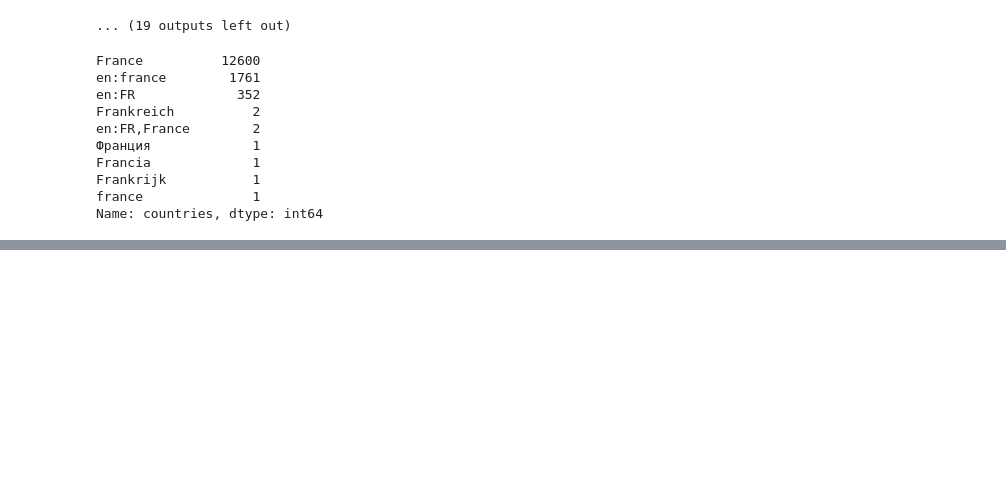
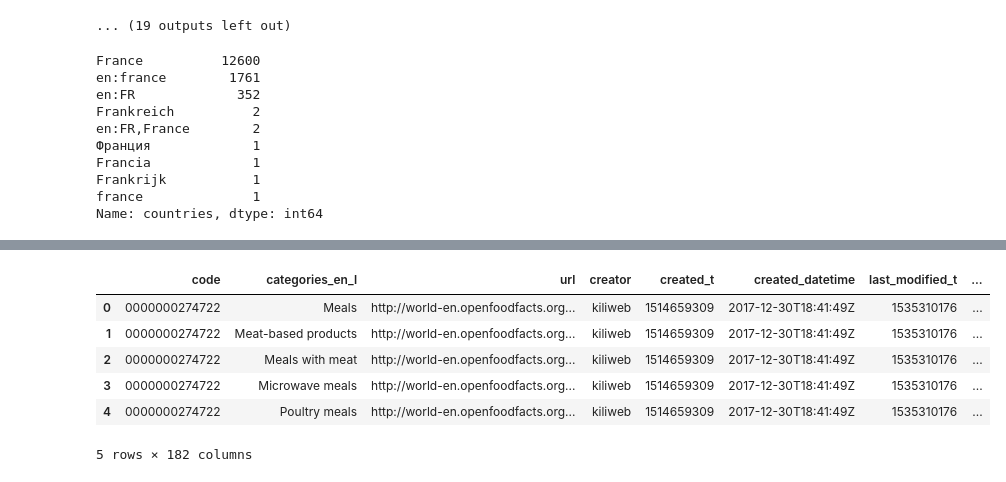
Before and after one commit to lanzrein/ada_project, a Jupyter notebook: networksx.ipynb, the cells around one changed output, grey strips where cells are left out. Cells and saved outputs as stored; diff of their text form; code cells hidden in the pictures; blank space fills up the shorter version.

```diff
--- a/networksx.ipynb
+++ b/networksx.ipynb
@@ -368,0 +422,8 @@ Name: countries, dtype: int64
+# %%
+z = data
+z = z[["categories_en"]]
+z = z["categories_en"].str.split(',').apply(pd.Series).unstack().dropna().to_frame()
+z = z.reset_index().set_index('code')
+z.columns = ['','categories_en']
+categories_split = z[['categories_en']]
+categories_split.head()
@@ -368,0 +438,14 @@ Name: countries, dtype: int64
+# %%
+cat_data = categories_split.join(data,lsuffix='_l',rsuffix='_r')
+# %%
+cat_data_w_origin = cat_data.reset_index().merge(data_origin,on=["origine"])
+# %%
+cat_data_w_origin.head()
+# %% [output]
+|  | code | categories_en_l | url | creator | created_t | created_datetime | last_modified_t | ... |
+| 0 | 0000000274722 | Meals | http://world-en.openfoodfacts.org... | kiliweb | 1514659309 | 2017-12-30T18:41:49Z | 1535310176 | ... |
+| 1 | 0000000274722 | Meat-based products | http://world-en.openfoodfacts.org... | kiliweb | 1514659309 | 2017-12-30T18:41:49Z | 1535310176 | ... |
+| 2 | 0000000274722 | Meals with meat | http://world-en.openfoodfacts.org... | kiliweb | 1514659309 | 2017-12-30T18:41:49Z | 1535310176 | ... |
+| 3 | 0000000274722 | Microwave meals | http://world-en.openfoodfacts.org... | kiliweb | 1514659309 | 2017-12-30T18:41:49Z | 1535310176 | ... |
+| 4 | 0000000274722 | Poultry meals | http://world-en.openfoodfacts.org... | kiliweb | 1514659309 | 2017-12-30T18:41:49Z | 1535310176 | ... |
+5 rows × 182 columns
```
Also changed, not shown: parts of 12 cells of this notebook, 1 other file.
